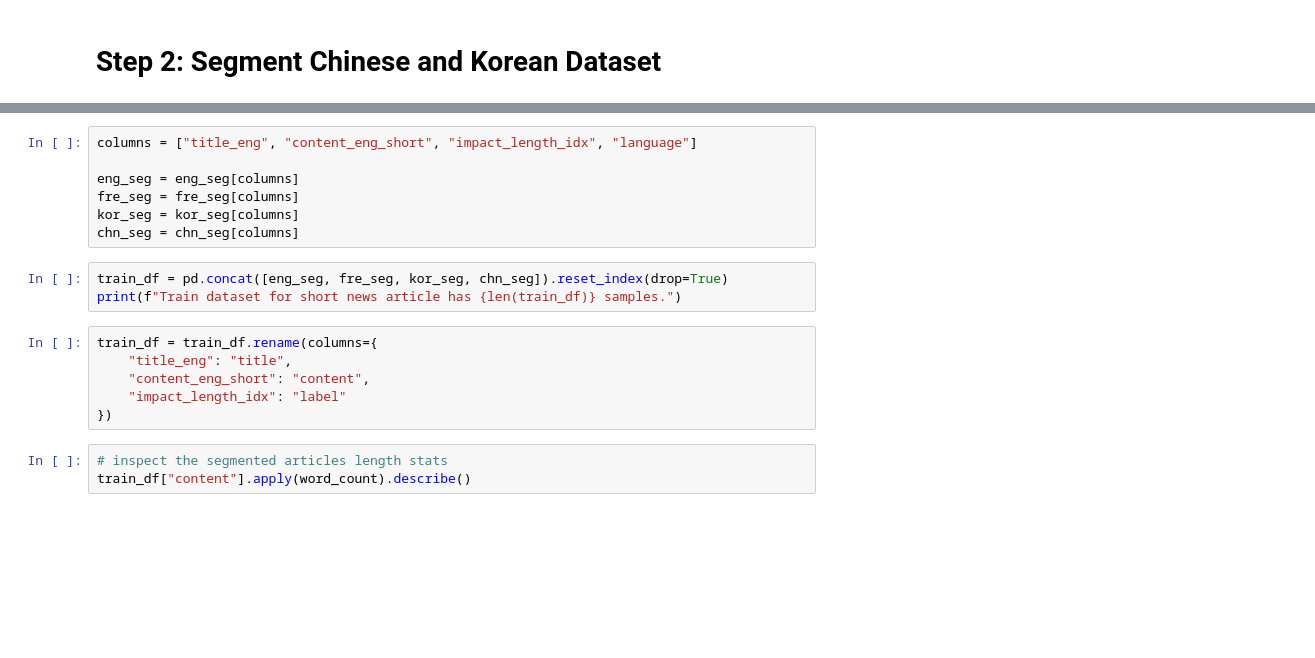
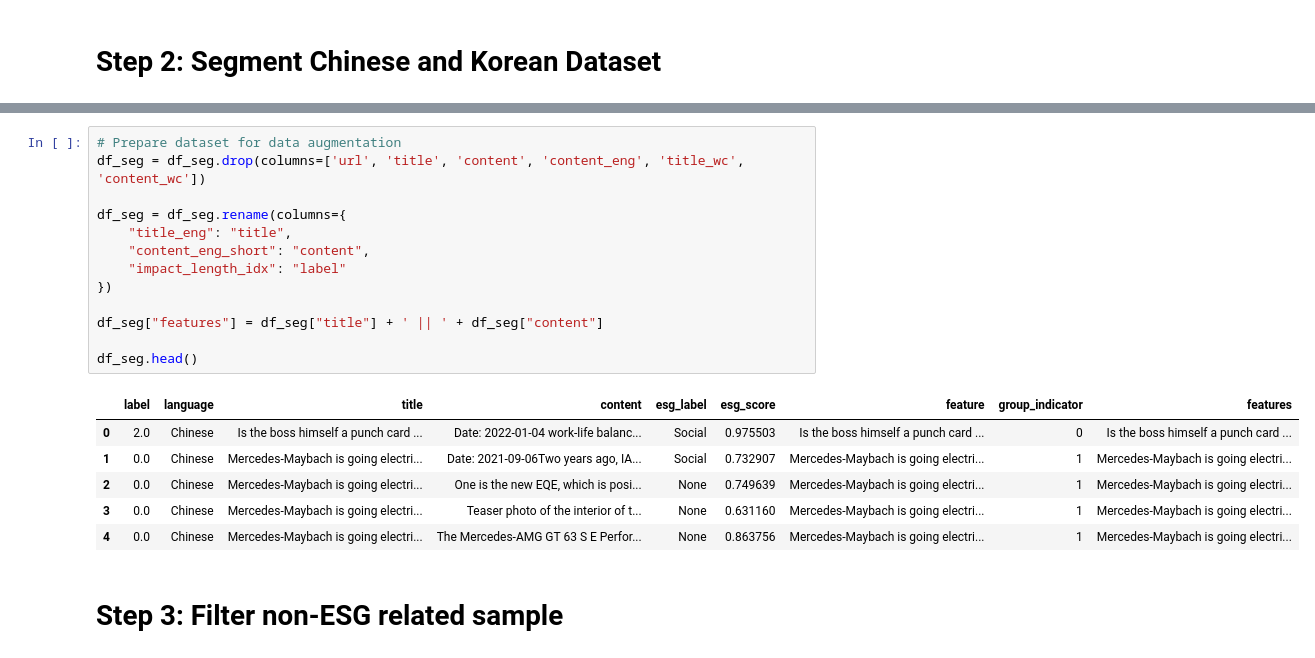
Before and after one commit to roxyrong/ml-esg-3, a Jupyter notebook: notebooks/Notebook - Data Preprocessing.ipynb, the cells around one changed output, grey strips where cells are left out. Cells and saved outputs as stored; diff of their text form; blank space fills up the shorter version.

```diff
--- a/notebooks/Notebook - Data Preprocessing.ipynb
+++ b/notebooks/Notebook - Data Preprocessing.ipynb
@@ -109,19 +107,22 @@ fre_seg["content_eng_short"] = fre_seg["content_eng"]
-# %%
-columns = ["title_eng", "content_eng_short", "impact_length_idx", "language"]
-
-eng_seg = eng_seg[columns]
-fre_seg = fre_seg[columns]
-kor_seg = kor_seg[columns]
-chn_seg = chn_seg[columns]
-# %%
-train_df = pd.concat([eng_seg, fre_seg, kor_seg, chn_seg]).reset_index(drop=True)
-print(f"Train dataset for short news article has {len(train_df)} samples.")
-# %%
-train_df = train_df.rename(columns={
-    "title_eng": "title",
-    "content_eng_short": "content",
-    "impact_length_idx": "label"
-})
-# %%
-# inspect the segmented articles length stats
-train_df["content"].apply(word_count).describe()
+# %%
+# Prepare dataset for data augmentation
+df_seg = df_seg.drop(columns=['url', 'title', 'content', 'content_eng', 'title_wc', 'content_wc'])
+
+df_seg = df_seg.rename(columns={
+    "title_eng": "title",
+    "content_eng_short": "content",
+    "impact_length_idx": "label"
+})
+
+df_seg["features"] = df_seg["title"] + ' || ' + df_seg["content"]
+
+df_seg.head()
+# %% [output]
+|  | label | language | title | content | esg_label | esg_score | feature | group_indicator | features |
+| 0 | 2.0 | Chinese | Is the boss himself a punch card ... | Date: 2022-01-04 work-life balanc... | Social | 0.975503 | Is the boss himself a punch card ... | 0 | Is the boss himself a punch card ... |
+| 1 | 0.0 | Chinese | Mercedes-Maybach is going electri... | Date: 2021-09-06Two years ago, IA... | Social | 0.732907 | Mercedes-Maybach is going electri... | 1 | Mercedes-Maybach is going electri... |
+| 2 | 0.0 | Chinese | Mercedes-Maybach is going electri... | One is the new EQE, which is posi... | None | 0.749639 | Mercedes-Maybach is going electri... | 1 | Mercedes-Maybach is going electri... |
+| 3 | 0.0 | Chinese | Mercedes-Maybach is going electri... | Teaser photo of the interior of t... | None | 0.631160 | Mercedes-Maybach is going electri... | 1 | Mercedes-Maybach is going electri... |
+| 4 | 0.0 | Chinese | Mercedes-Maybach is going electri... | The Mercedes-AMG GT 63 S E Perfor... | None | 0.863756 | Mercedes-Maybach is going electri... | 1 | Mercedes-Maybach is going electri... |
+# %% [markdown]
+# Step 3: Filter non-ESG related sample
```
Also changed, not shown: parts of 18 cells of this notebook, 26 other files.
